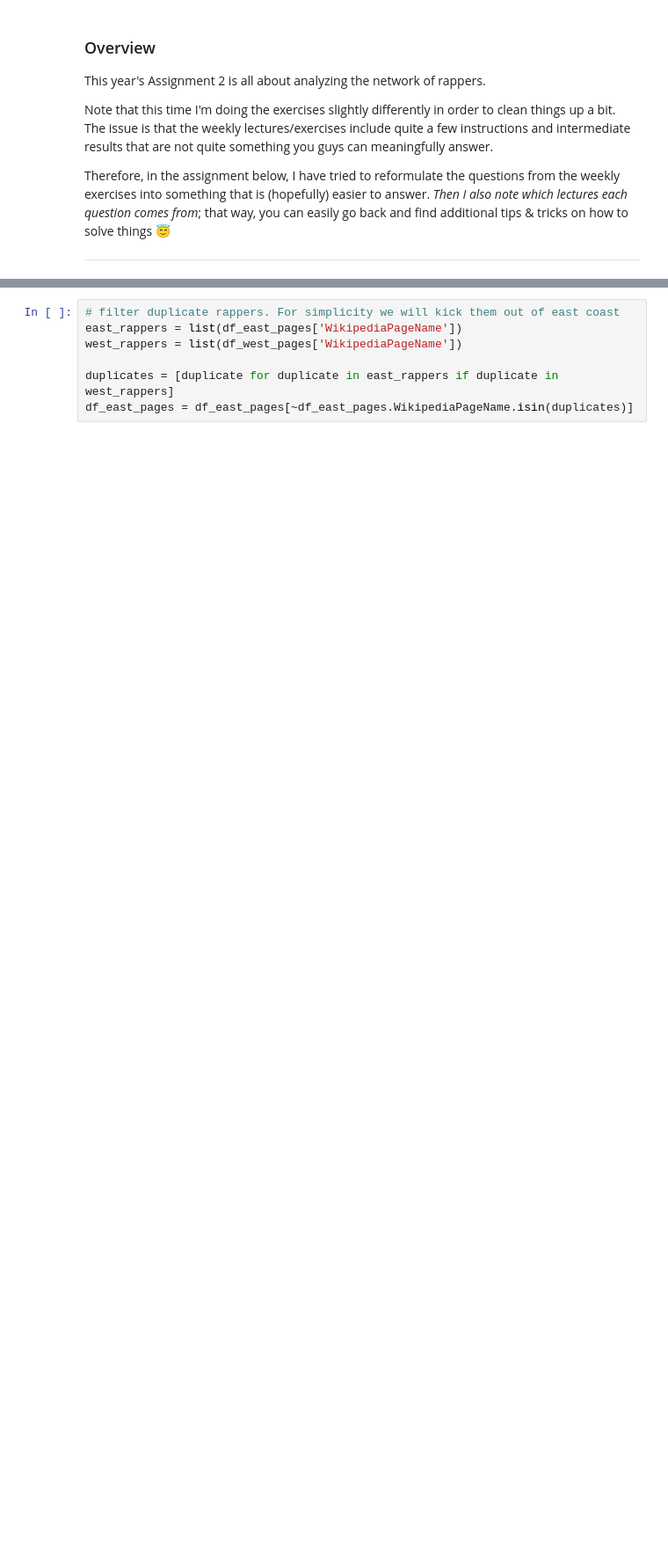
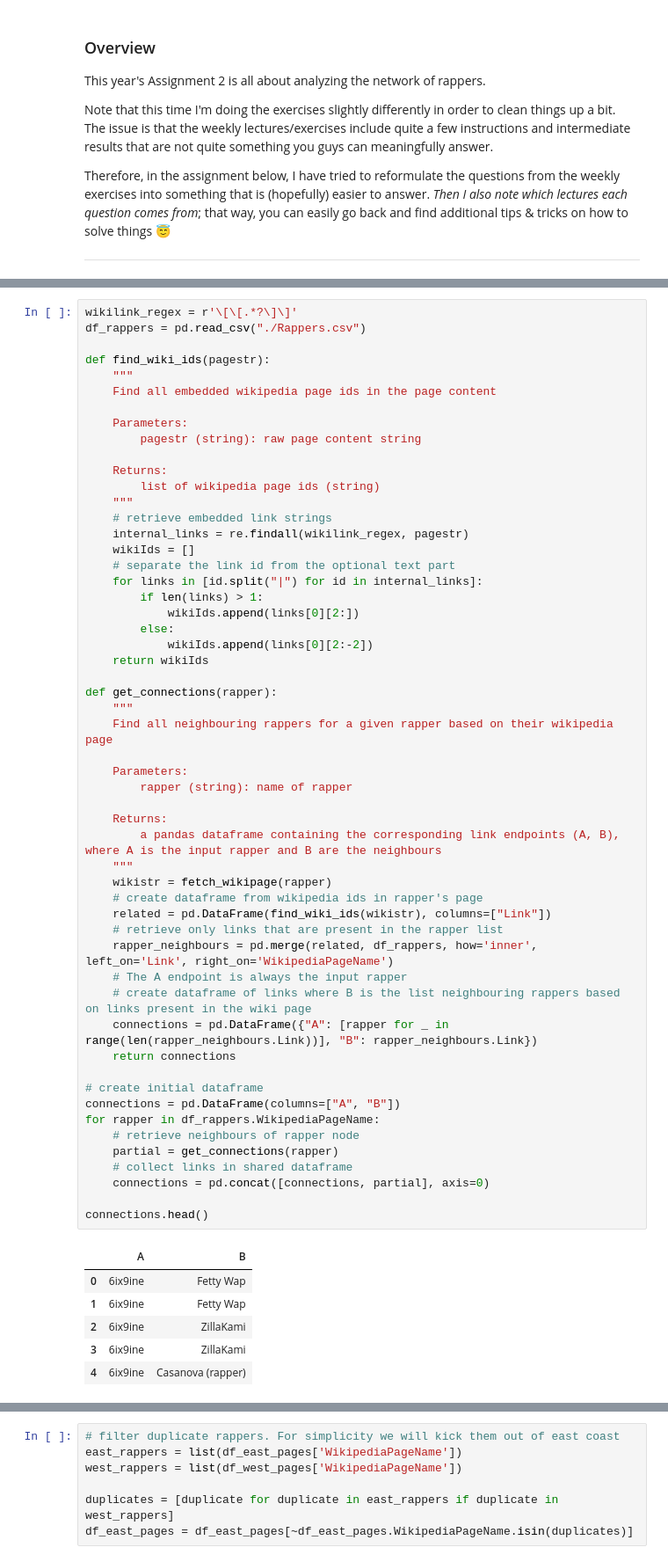
Before and after one commit to andste97/socialgraphs2023f-project, a Jupyter notebook: assignments/Assignment2.ipynb, the cells around one changed output, grey strips where cells are left out. Shown at 88% size. Drawn from its saved outputs; the diff is of its cells as text; blank space fills up the shorter version.

Commit message:
0: add explanations and link representation

```diff
--- a/assignments/Assignment2.ipynb
+++ b/assignments/Assignment2.ipynb
@@ -35 +74,62 @@ to replace this one. We can always adjust my code later down the line.
+# %%
+wikilink_regex = r'\[\[.*?\]\]'
+df_rappers = pd.read_csv("./Rappers.csv")
+
+def find_wiki_ids(pagestr):
+    """
+    Find all embedded wikipedia page ids in the page content
+
+    Parameters:
+        pagestr (string): raw page content string
+
+    Returns:
+        list of wikipedia page ids (string)
+    """
+    # retrieve embedded link strings
+    internal_links = re.findall(wikilink_regex, pagestr)
+    wikiIds = []
+    # separate the link id from the optional text part
+    for links in [id.split("|") for id in internal_links]:
+        if len(links) > 1:
+            wikiIds.append(links[0][2:])
+        else:
+            wikiIds.append(links[0][2:-2])
+    return wikiIds
+
+def get_connections(rapper):
+    """
+    Find all neighbouring rappers for a given rapper based on their wikipedia page
+
+    Parameters:
+        rapper (string): name of rapper
+
+    Returns:
+        a pandas dataframe containing the corresponding link endpoints (A, B), where A is the input rapper and B are the neighbours
+    """
+    wikistr = fetch_wikipage(rapper)
+    # create dataframe from wikipedia ids in rapper's page
+    related = pd.DataFrame(find_wiki_ids(wikistr), columns=["Link"])
+    # retrieve only links that are present in the rapper list
+    rapper_neighbours = pd.merge(related, df_rappers, how='inner', left_on='Link', right_on='WikipediaPageName')
+    # The A endpoint is always the input rapper
+    # create dataframe of links where B is the list neighbouring rappers based on links present in the wiki page
+    connections = pd.DataFrame({"A": [rapper for _ in range(len(rapper_neighbours.Link))], "B": rapper_neighbours.Link})
+    return connections
+
+# create initial dataframe
+connections = pd.DataFrame(columns=["A", "B"])
+for rapper in df_rappers.WikipediaPageName:
+    # retrieve neighbours of rapper node
+    partial = get_connections(rapper)
+    # collect links in shared dataframe
+    connections = pd.concat([connections, partial], axis=0)
+
+connections.head()
+# %% [output]
+|  | A | B |
+| 0 | 6ix9ine | Fetty Wap |
+| 1 | 6ix9ine | Fetty Wap |
+| 2 | 6ix9ine | ZillaKami |
+| 3 | 6ix9ine | ZillaKami |
+| 4 | 6ix9ine | Casanova (rapper) |
 # %%
```
Also changed, not shown: parts of 13 cells of this notebook, 1 other file.
